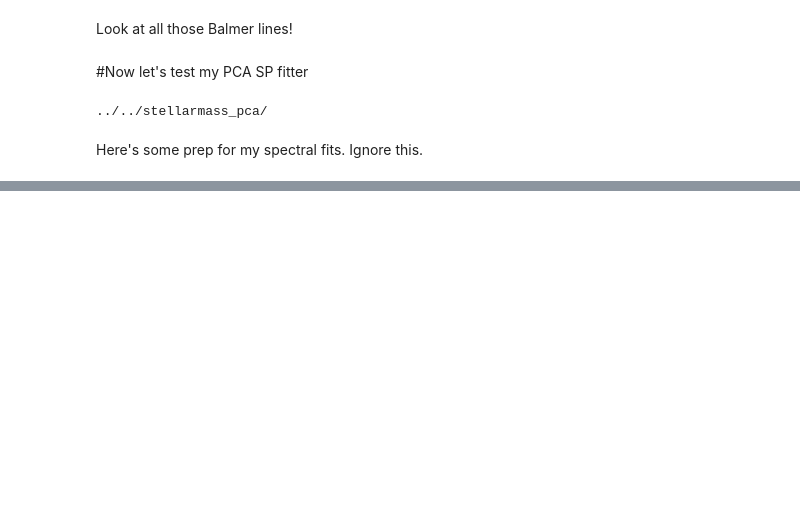
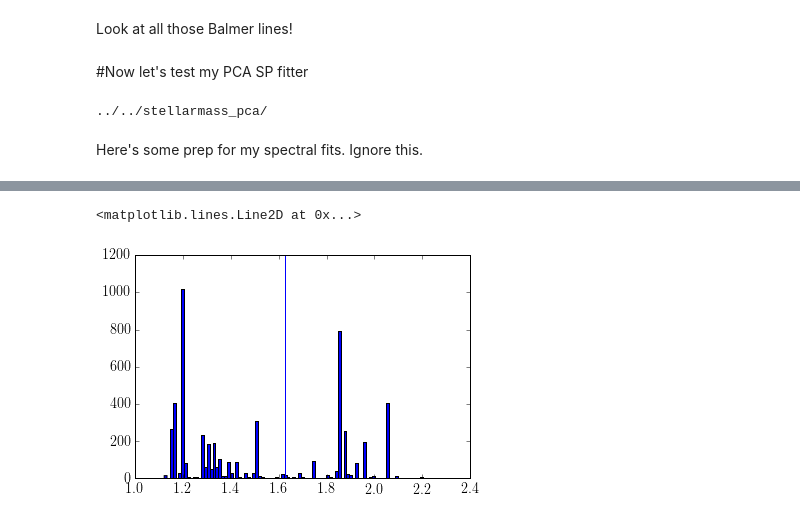
Before and after one commit to zpace/zaphod, a Jupyter notebook: zaphod/zaphod_example.ipynb, the cells around one changed output, grey strips where cells are left out. Cells and saved outputs as stored; diff of their text form; code cells hidden in the pictures; blank space fills up the shorter version.

```diff
--- a/zaphod/zaphod_example.ipynb
+++ b/zaphod/zaphod_example.ipynb
@@ -68,0 +103,6 @@ IOError: [Errno 2] No such file or directory: 'filters/r_SDSS.res'
+# %%
+plt.hist(param_fit.flatten(), 100)
+plt.axvline(param_real)
+# %% [output]
+<matplotlib.lines.Line2D at 0x...>
+[figure, added]
```
Also changed, not shown: parts of 13 cells of this notebook, 1 other file.
